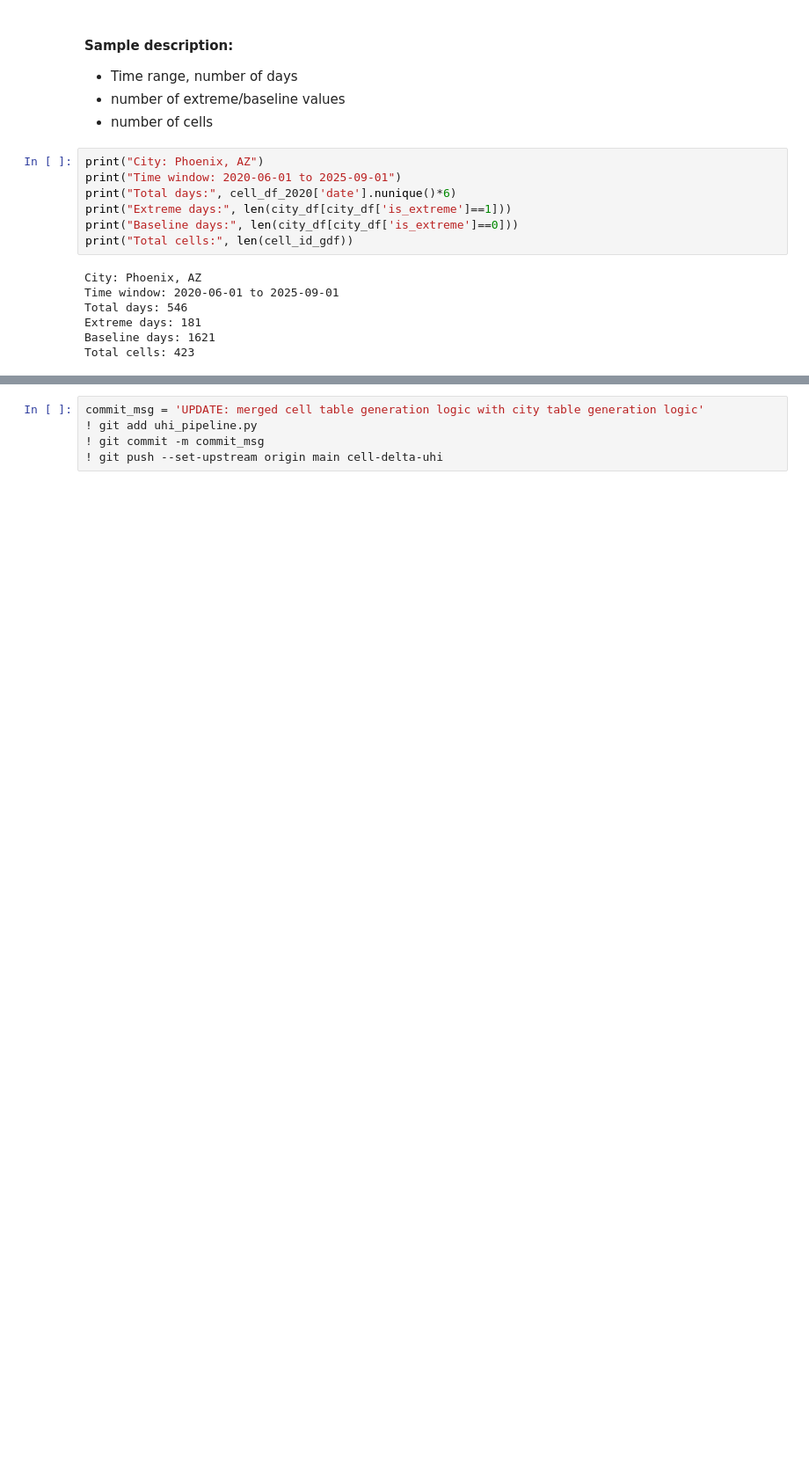
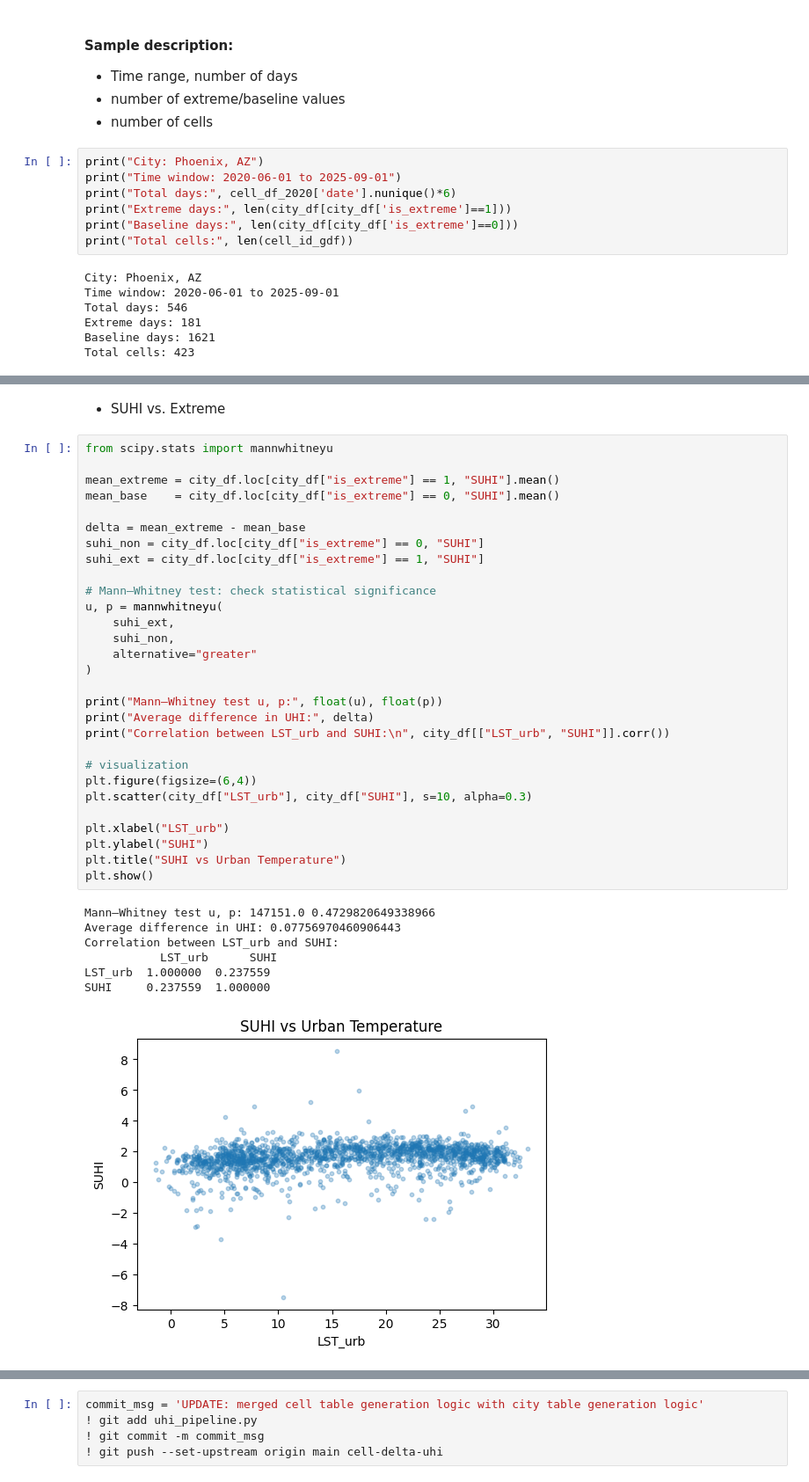
Before and after one commit to cchen744/uhi-extreme-heat-response, a Jupyter notebook: notebooks/03_city_cell_generation.ipynb, the cells around one changed output, grey strips where cells are left out. Shown at 88% size. Saved outputs shown, nothing was run; the diff lists cells and outputs as text; blank space fills up the shorter version.

```diff
--- a/notebooks/03_city_cell_generation.ipynb
+++ b/notebooks/03_city_cell_generation.ipynb
@@ -363,0 +394,39 @@ Total cells: 423
+# %% [markdown]
+- SUHI vs. Extreme
+# %%
+from scipy.stats import mannwhitneyu
+
+mean_extreme = city_df.loc[city_df["is_extreme"] == 1, "SUHI"].mean()
+mean_base    = city_df.loc[city_df["is_extreme"] == 0, "SUHI"].mean()
+
+delta = mean_extreme - mean_base
+suhi_non = city_df.loc[city_df["is_extreme"] == 0, "SUHI"]
+suhi_ext = city_df.loc[city_df["is_extreme"] == 1, "SUHI"]
+
+# Mann–Whitney test: check statistical significance
+u, p = mannwhitneyu(
+    suhi_ext,
+    suhi_non,
+    alternative="greater"
+)
+
+print("Mann–Whitney test u, p:", float(u), float(p))
+print("Average difference in UHI:", delta)
+print("Correlation between LST_urb and SUHI:\n", city_df[["LST_urb", "SUHI"]].corr())
+
+# visualization
+plt.figure(figsize=(6,4))
+plt.scatter(city_df["LST_urb"], city_df["SUHI"], s=10, alpha=0.3)
+
+plt.xlabel("LST_urb")
+plt.ylabel("SUHI")
+plt.title("SUHI vs Urban Temperature")
+plt.show()
+# %% [output]
+Mann–Whitney test u, p: 147151.0 0.4729820649338966
+Average difference in UHI: 0.07756970460906443
+Correlation between LST_urb and SUHI:
+           LST_urb      SUHI
+LST_urb  1.000000  0.237559
+SUHI     0.237559  1.000000
+[figure, added]
```
Also changed, not shown: parts of 20 cells of this notebook.
